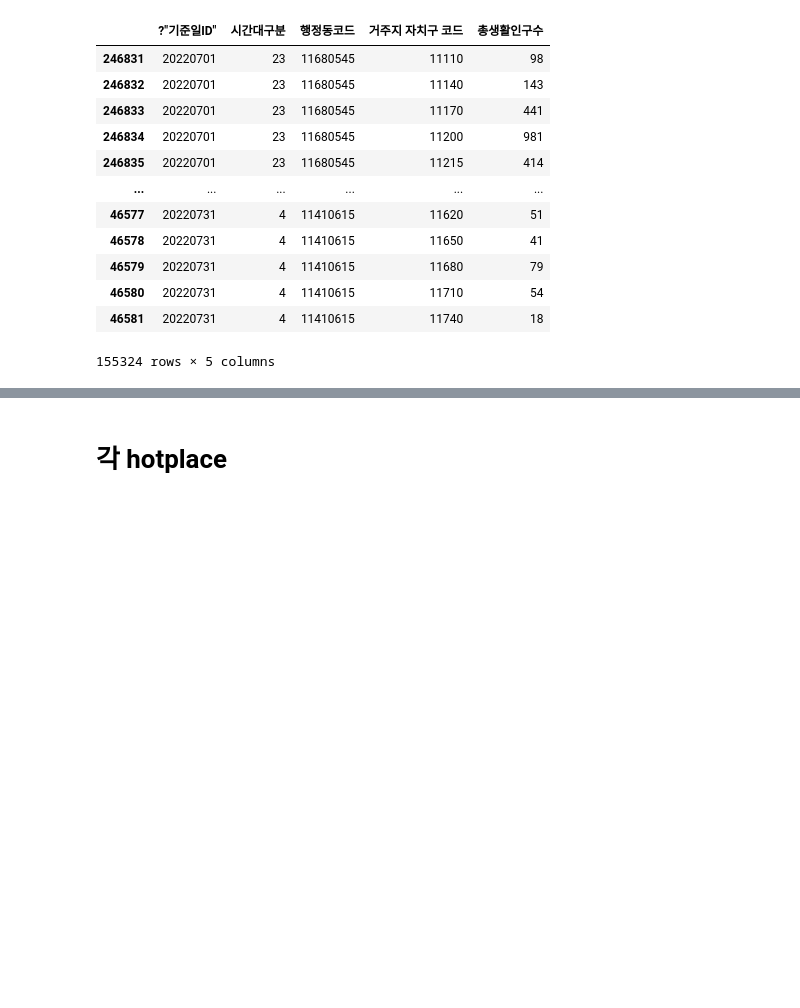
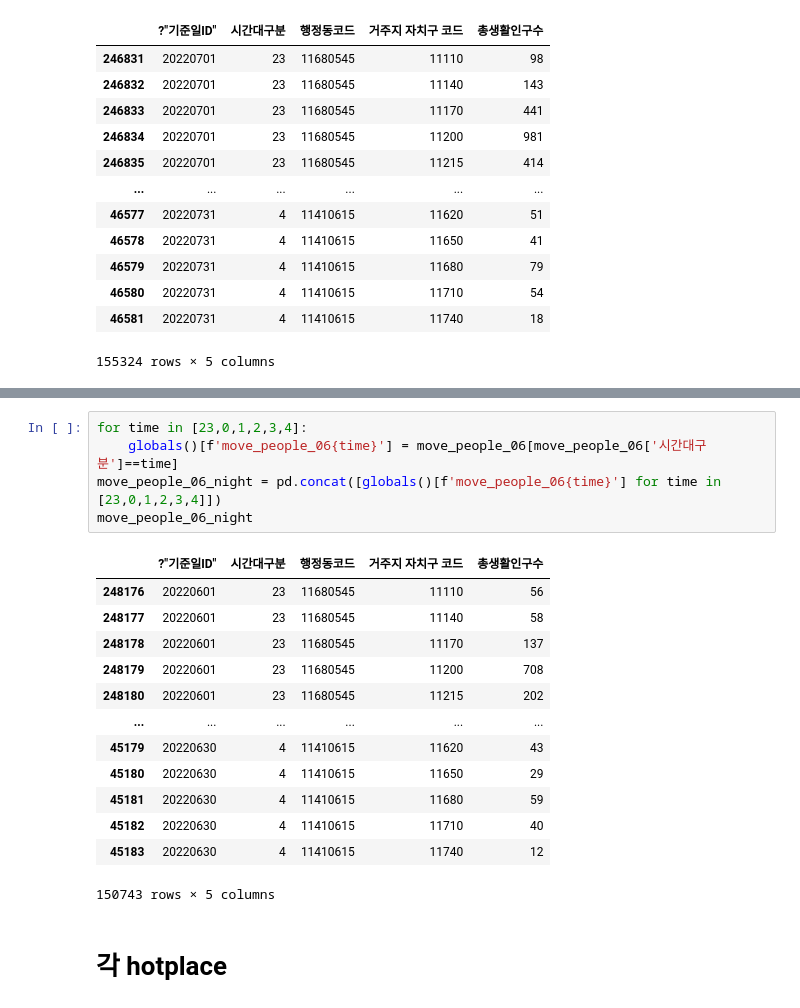
Before and after one commit to MinkyuRamen/WatermelonTheBest, a Jupyter notebook: predict_bus/predict_bus_code.ipynb, the cells around one changed output, grey strips where cells are left out. Cells and saved outputs as stored; diff of their text form; blank space fills up the shorter version.

```diff
--- a/predict_bus/predict_bus_code.ipynb
+++ b/predict_bus/predict_bus_code.ipynb
@@ -134,3 +185,22 @@ move_people_07_night
+# %%
+for time in [23,0,1,2,3,4]:
+    globals()[f'move_people_06{time}'] = move_people_06[move_people_06['시간대구분']==time]
+move_people_06_night = pd.concat([globals()[f'move_people_06{time}'] for time in [23,0,1,2,3,4]])
+move_people_06_night
+# %% [output]
+|  | ?"기준일ID" | 시간대구분 | 행정동코드 | 거주지 자치구 코드 | 총생활인구수 |
+| 248176 | 20220601 | 23 | 11680545 | 11110 | 56 |
+| 248177 | 20220601 | 23 | 11680545 | 11140 | 58 |
+| 248178 | 20220601 | 23 | 11680545 | 11170 | 137 |
+| 248179 | 20220601 | 23 | 11680545 | 11200 | 708 |
+| 248180 | 20220601 | 23 | 11680545 | 11215 | 202 |
+| ... | ... | ... | ... | ... | ... |
+| 45179 | 20220630 | 4 | 11410615 | 11620 | 43 |
+| 45180 | 20220630 | 4 | 11410615 | 11650 | 29 |
+| 45181 | 20220630 | 4 | 11410615 | 11680 | 59 |
+| 45182 | 20220630 | 4 | 11410615 | 11710 | 40 |
+| 45183 | 20220630 | 4 | 11410615 | 11740 | 12 |
+150743 rows × 5 columns
 # %% [markdown]
 # 각 hotplace
 # %%
```
Also changed, not shown: parts of 13 cells of this notebook, 2 other files.
